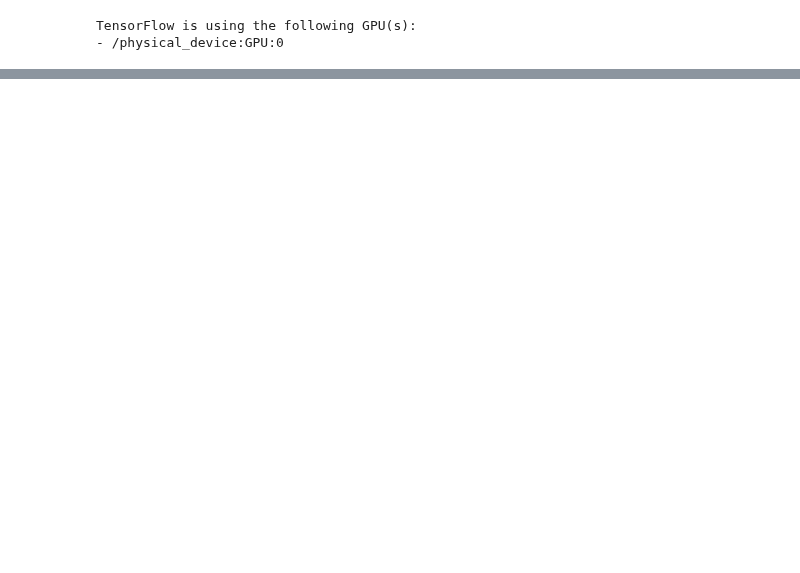
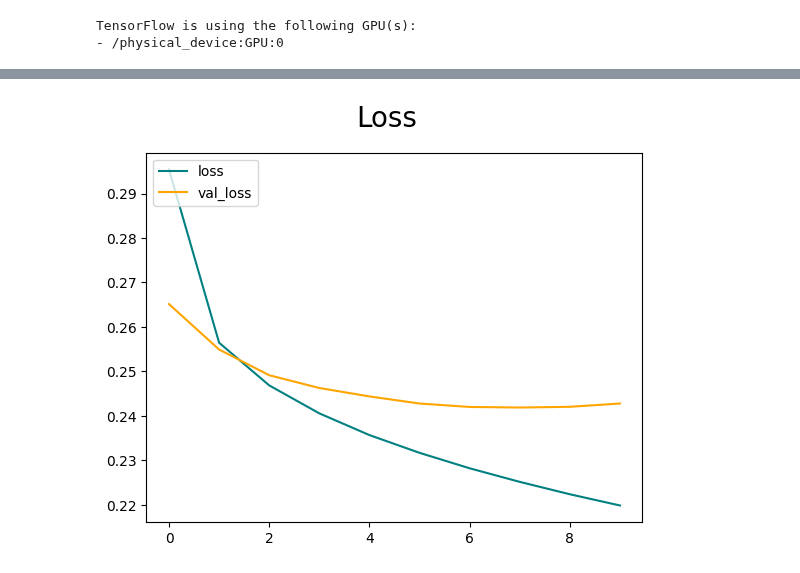
Before and after one commit to TanveenBal/ML-Minesweeper, a Jupyter notebook: minesweeper trainer NN.ipynb, the cells around one changed output, grey strips where cells are left out. Saved outputs shown, nothing was run; the diff lists cells and outputs as text; code cells hidden in the pictures; blank space fills up the shorter version.

```diff
--- a/minesweeper trainer NN.ipynb
+++ b/minesweeper trainer NN.ipynb
@@ -88,3 +79,0 @@ print(y[0])
-# %%
-input_shape = (X.shape[1], X.shape[2])
-print(X.shape, y.shape)
@@ -93,11 +80,31 @@ print(X.shape, y.shape)
+# %%
+dataset_list = list(dataset)
+
+train_size = int(0.7 * len(dataset_list))
+val_size = int(0.2 * len(dataset_list))
+test_size = len(dataset_list) - train_size - val_size
+
+train_data = dataset_list[:train_size]
+val_data = dataset_list[train_size:train_size + val_size]
+test_data = dataset_list[train_size + val_size:]
+
+train = tf.data.Dataset.from_generator(lambda: iter(train_data), output_signature=(
+    tf.TensorSpec(shape=input_shape, dtype=tf.int32), tf.TensorSpec(shape=input_shape, dtype=tf.int32)))
+val = tf.data.Dataset.from_generator(lambda: iter(val_data), output_signature=(
+    tf.TensorSpec(shape=input_shape, dtype=tf.int32), tf.TensorSpec(shape=input_shape, dtype=tf.int32)))
+test = tf.data.Dataset.from_generator(lambda: iter(test_data), output_signature=(
+    tf.TensorSpec(shape=input_shape, dtype=tf.int32), tf.TensorSpec(shape=input_shape, dtype=tf.int32)))
+
+train = train.batch(64)
+val = val.batch(64)
+test = test.batch(64)
 # %%
 model = Sequential()
 
 model.add(Flatten(input_shape=input_shape))
 
+model.add(Dense(1024, activation='relu'))
 model.add(Dense(512, activation='relu'))
-model.add(Dense(256, activation='relu'))
-model.add(Dense(128, activation='relu'))
 
 model.add(Dense(input_shape[0] * input_shape[1], activation='sigmoid'))
 
@@ -107,6 +114,6 @@ model.compile(optimizer='adam', loss='binary_crossentropy', metrics=['binary_acc
 
 # model.summary()
 # %%
-model.fit(X, y, epochs=10, batch_size=32, validation_split=0.2)
+hist = model.fit(train, epochs=10, validation_data=val, batch_size=64)
 # %% [output]
 Epoch 1/10
@@ -132,0 +139,9 @@ Epoch 10/10
+# %%
+fig = plt.figure()
+plt.plot(hist.history['loss'], color='teal', label='loss')
+plt.plot(hist.history['val_loss'], color='orange', label='val_loss')
+fig.suptitle('Loss', fontsize=20)
+plt.legend(loc="upper left")
+plt.show()
+# %% [output]
+[figure, added]
```
Also changed, not shown: parts of 5 cells of this notebook, 6 other files.
